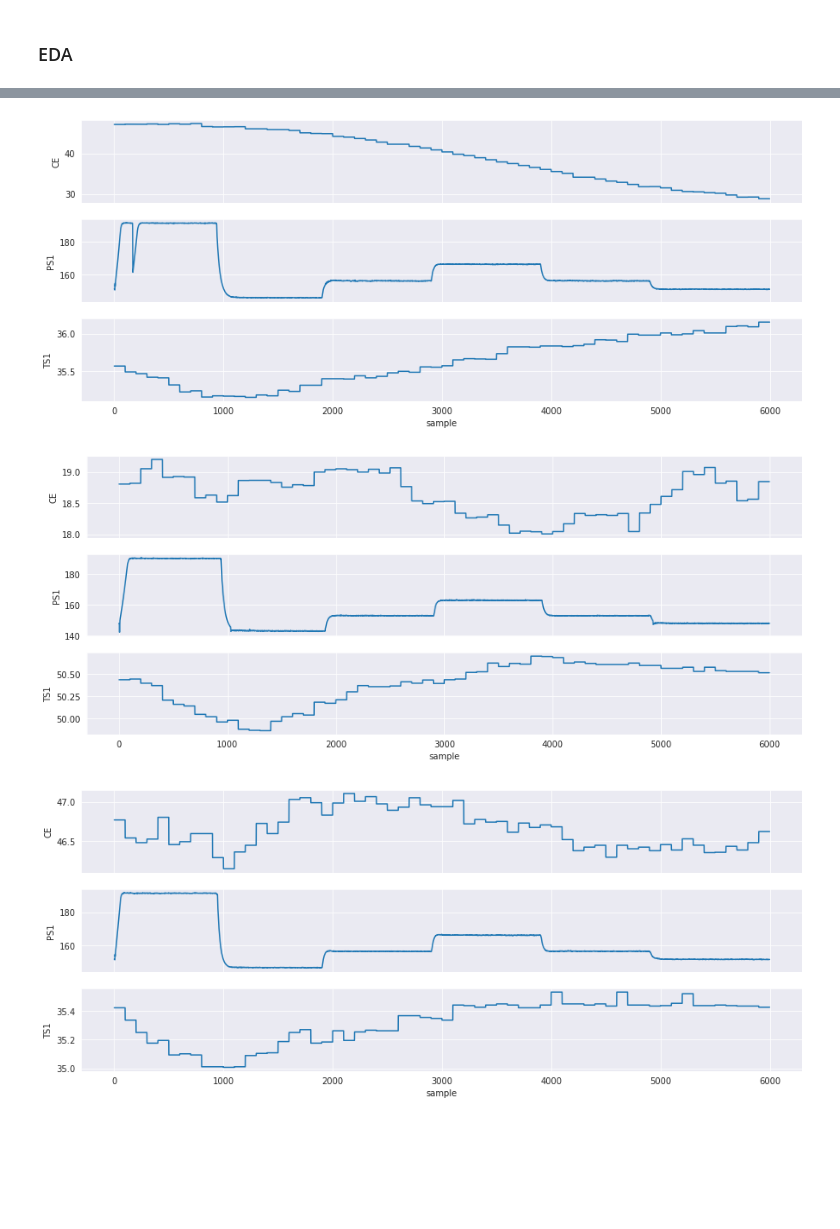
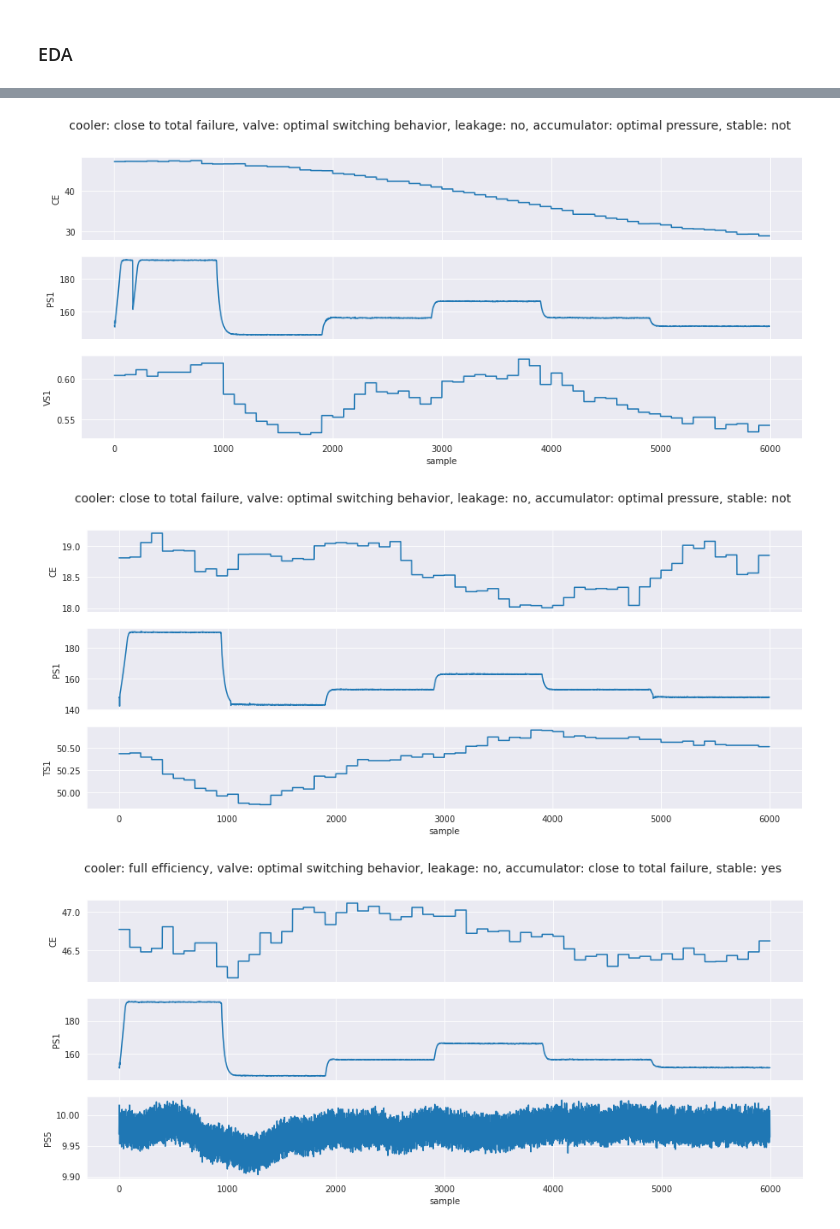
Before and after one commit to dimandms/hydraulic_monitoring, a Jupyter notebook: Hydraulic.ipynb, the cells around one changed output, grey strips where cells are left out. Saved outputs shown, nothing was run; the diff lists cells and outputs as text; code cells hidden in the pictures; blank space fills up the shorter version.

```diff
--- a/Hydraulic.ipynb
+++ b/Hydraulic.ipynb
@@ -52,22 +81,23 @@ def get_files_with_resample(config: List[Dict]) -> Iterable[np.ndarray]:
 def load_feature_dataframe(config: List[Dict]) -> pd.DataFrame:
     columns = [file["name"] for file in config]
     data = np.stack(get_files_with_resample(config), axis=-1)
-    return pd.DataFrame(data, columns=columns)
+    data_df = pd.DataFrame(data, columns=columns)
+
+    prodile_ids = np.repeat(range(1, NUMBER_OF_PROFILES+1), PROFILE_MAX_SAMPLE_RATE)
+    prodile_ids_df = pd.DataFrame(prodile_ids, columns=["profile_id"])
+
+    return pd.concat([prodile_ids_df, data_df], axis=1, sort=False)
 # %%
 def load_targets(filename: str) -> pd.DataFrame:
     conditions_data = np.genfromtxt(PATH_TO_DATA + filename, dtype=int, delimiter='\t')
-    processed_conditions_data = np.repeat(conditions_data, PROFILE_MAX_SAMPLE_RATE, axis=0)
-    conditions_df = pd.DataFrame(processed_conditions_data, columns=TARGET_NAMES)
+    conditions_df = pd.DataFrame(conditions_data, columns=TARGET_NAMES)
 
-    prodile_ids = np.repeat(range(1, NUMBER_OF_PROFILES+1), PROFILE_MAX_SAMPLE_RATE)
+    prodile_ids = range(1, NUMBER_OF_PROFILES+1)
     prodile_ids_df = pd.DataFrame(prodile_ids, columns=["profile_id"])
 
     return pd.concat([prodile_ids_df, conditions_df], axis=1, sort=False)
 # %%
-feature_df = load_feature_dataframe(read_files_config)
-target_df = load_targets("profile.txt") #Note that targets is define for profile, not to points, but dataframe will have it for all points
-df = pd.concat([target_df, feature_df], axis=1, sort=False)
+feature_df = load_feature_dataframe(sersor_files_config)
+target_df = load_targets("profile.txt") #Note that targets is define for profile, not to points
 
-del feature_df
-del target_df
 _ = gc.collect()
@@ -98,27 +150,27 @@ df.tail()
 # %%
-def plot_profile(df: pd.DataFrame, profile_id: int,
-                 points_from_start: int = None, features: List[str] = []):
-
+def plot_profile(df: pd.DataFrame, target_df: pd.DataFrame, profile_id: int, features: List[str] = []):
     filtered_df = df[features][df.profile_id == profile_id].reset_index()
 
-    if points_from_start is not None:
-        filtered_df=filtered_df[0:points_from_start]
+    profile_target_values = target_df[target_df.profile_id == profile_id][TARGET_NAMES].to_dict("records")[0]
+    profile_target_labels = [f"{k}: {generate_encoder(TARGET_VALUES_MAP, k)(v)}" for k, v in profile_target_values.items()]
 
     with sns.axes_style(PLOT_STYLE):
-        _, axes = plt.subplots(len(features), 1, figsize=(15, len(features)*2), sharex=True)
+        figure, axes = plt.subplots(len(features), 1, figsize=(15, len(features)*2), sharex=True)
+        figure.suptitle(f'{", ".join(profile_target_labels)}', fontsize=14)
         plt.xlabel("sample")
+
         for ax, feature_name in zip(axes, features):
             ax.plot(filtered_df[feature_name])
             ax.set_ylabel(feature_name)
 # %%
-plot_profile(df, profile_id=1, features=["CE", "PS1", "TS1"])
+plot_profile(feature_df, profile_id=1, target_df=target_df, features=["CE", "PS1", "VS1"])
 # %% [output]
-[figure, old version]
+[figure, new version]
 # %%
-plot_profile(df, profile_id=35, features=["CE", "PS1", "TS1"])
+plot_profile(feature_df, profile_id=35, target_df=target_df, features=["CE", "PS1", "TS1"])
 # %% [output]
-[figure, old version]
+[figure, new version]
 # %%
-plot_profile(df, profile_id=2205, features=["CE", "PS1", "TS1"])
+plot_profile(feature_df, profile_id=2205, target_df=target_df, features=["CE", "PS1", "PS5"])
 # %% [output]
-[figure, old version]
+[figure, new version]
```
Also changed, not shown: parts of 12 cells of this notebook.
